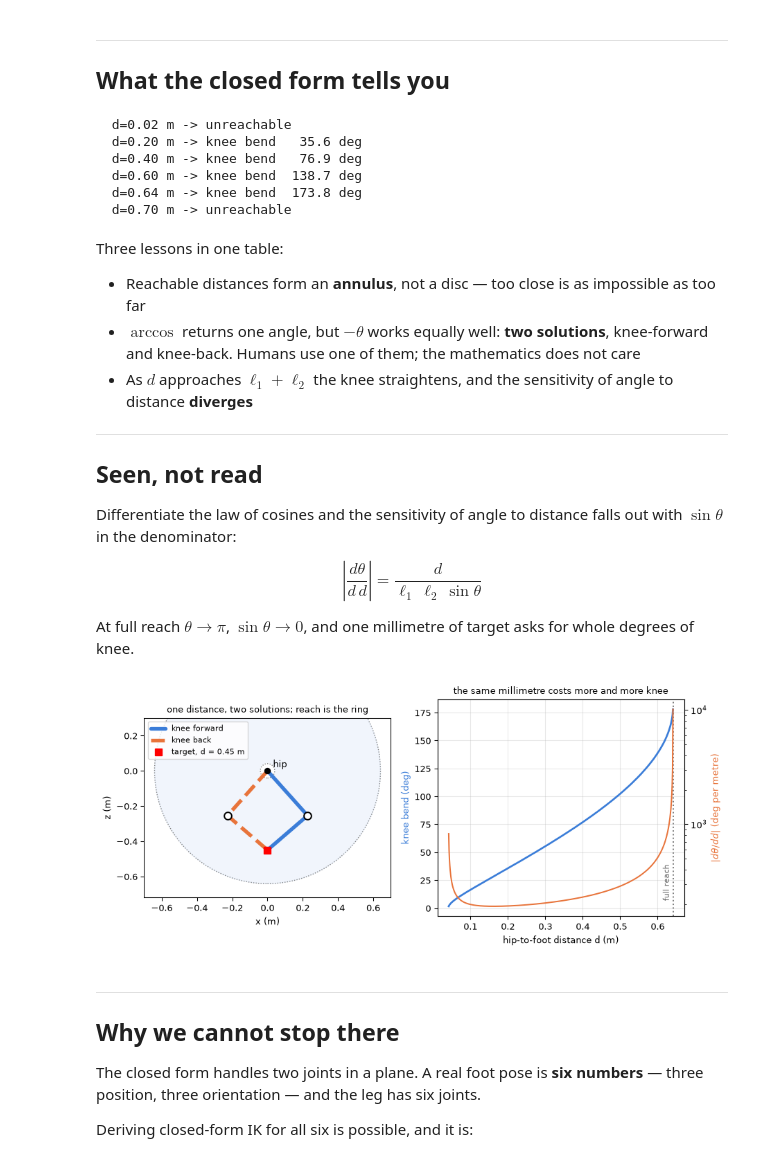
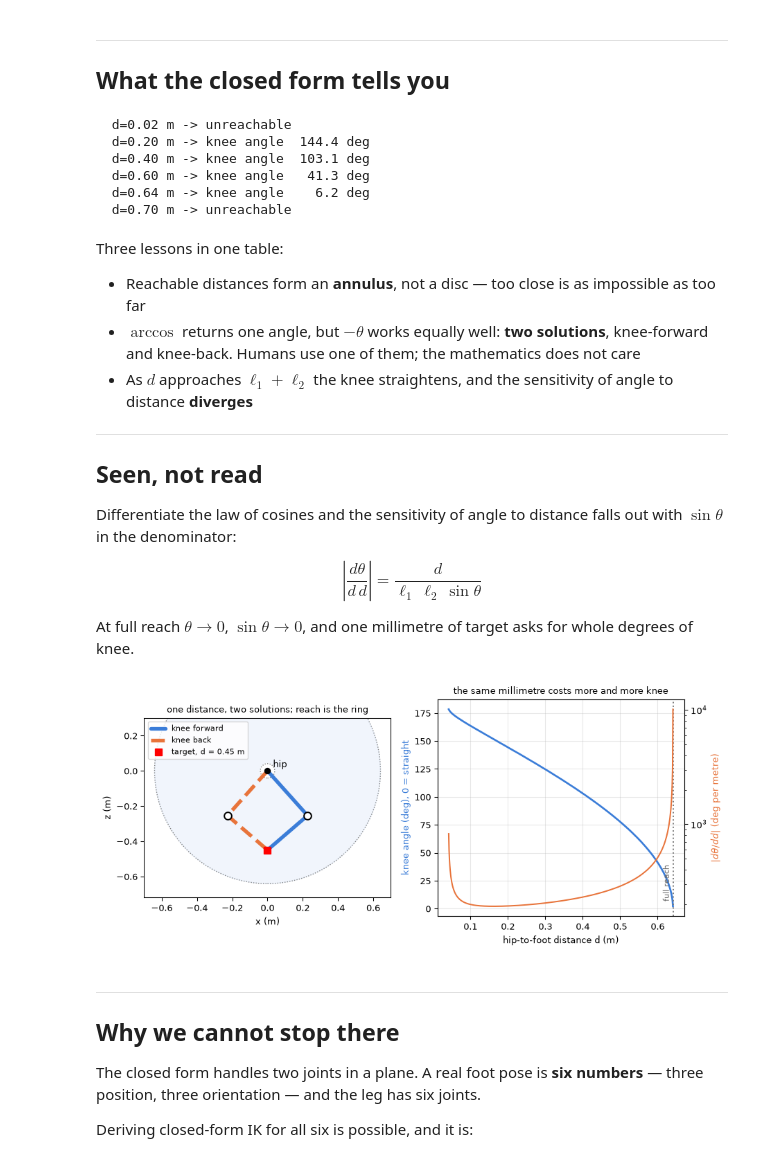
Before and after one commit to gnoejh/soc4180, a Jupyter notebook: weeks/03-inverse-kinematics/lab.ipynb, the cells around one changed output. Drawn from its saved outputs; the diff is of its cells as text; code cells hidden in the pictures.

```diff
--- a/weeks/03-inverse-kinematics/lab.ipynb
+++ b/weeks/03-inverse-kinematics/lab.ipynb
@@ -97,7 +172,7 @@ reach is an annulus: 0.0409 m to 0.6409 m
 ## What the closed form tells you
 # %%
 def knee_angle(d, l1=thigh, l2=shin):
-    """Interior knee angle for a hip-to-foot distance d, or None if unreachable."""
+    """Knee joint angle (0 = straight leg) for a hip-to-foot distance d, or None if unreachable."""
     c = (d**2 - l1**2 - l2**2) / (2 * l1 * l2)
     if abs(c) > 1.0:
         return None                      # outside the annulus: no solution
@@ -106,13 +181,13 @@ def knee_angle(d, l1=thigh, l2=shin):
 for dist in (0.02, 0.20, 0.40, 0.60, 0.64, 0.70):
     a = knee_angle(dist)
     print(f"  d={dist:.2f} m -> " +
-          ("unreachable" if a is None else f"knee bend {np.degrees(np.pi - a):6.1f} deg"))
+          ("unreachable" if a is None else f"knee angle {np.degrees(a):6.1f} deg"))
 # %% [output]
   d=0.02 m -> unreachable
-  d=0.20 m -> knee bend   35.6 deg
-  d=0.40 m -> knee bend   76.9 deg
-  d=0.60 m -> knee bend  138.7 deg
-  d=0.64 m -> knee bend  173.8 deg
+  d=0.20 m -> knee angle  144.4 deg
+  d=0.40 m -> knee angle  103.1 deg
+  d=0.60 m -> knee angle   41.3 deg
+  d=0.64 m -> knee angle    6.2 deg
   d=0.70 m -> unreachable
 # %% [markdown]
 Three lessons in one table:
@@ -134,14 +209,14 @@ distance falls out with $\sin\theta$ in the denominator:
 
 $$\left|\frac{d\theta}{d\,d}\right| = \frac{d}{\ell_1\,\ell_2\,\sin\theta}$$
 
-At full reach $\theta \to \pi$, $\sin\theta \to 0$, and one millimetre
-of target asks for whole degrees of knee.
+At full reach $\theta \to 0$, $\sin\theta \to 0$, and one millimetre of
+target asks for whole degrees of knee.
 # %%
 import matplotlib.pyplot as plt
 
 d = np.linspace(abs(thigh - shin) + 1e-3, thigh + shin - 1e-4, 600)
 c = (d**2 - thigh**2 - shin**2) / (2 * thigh * shin)
-bend = np.pi - np.arccos(c)                       # bend = 0 is a straight leg
+bend = np.arccos(c)                               # knee joint angle: 0 is a straight leg
 sens = d / (thigh * shin * np.sqrt(1 - c**2))     # |d theta / d d|
 
 fig, (ax0, ax1) = plt.subplots(1, 2, figsize=(9.6, 4.2))
@@ -151,36 +226,36 @@ d_show = 0.45
 phi = np.arccos((thigh**2 + d_show**2 - shin**2) / (2 * thigh * d_show))   # hip angle
 ax0.add_patch(plt.Circle((0, 0), thigh + shin, color="#3b7dd8", alpha=0.07, zorder=0))
 ax0.add_patch(plt.Circle((0, 0), abs(thigh - shin), color="w", zorder=1))
 for r in (thigh + shin, abs(thigh - shin)):
     ax0.add_patch(plt.Circle((0, 0), r, fill=False, ls=":", color="0.5", zorder=1))
 for sgn, style, col, label in ((+1, "-", "#3b7dd8", "knee forward"),
                                (-1, "--", "#e8743b", "knee back")):
     kx, kz = sgn * thigh * np.sin(phi), -thigh * np.cos(phi)
     ax0.plot([0, kx, 0], [0, kz, -d_show], style, lw=4, color=col,
              solid_capstyle="round", label=label, zorder=3)
     ax0.plot(kx, kz, "o", ms=8, color="w", mec="k", mew=1.5, zorder=4)
 ax0.plot(0, 0, "ko", ms=6, zorder=4)
 ax0.plot(0, -d_show, "rs", ms=8, label=f"target, d = {d_show} m", zorder=4)
 ax0.annotate("hip", (0, 0), xytext=(6, 4), textcoords="offset points")
 ax0.set_aspect("equal"); ax0.set_xlim(-0.7, 0.7); ax0.set_ylim(-0.72, 0.3)
 ax0.set_xlabel("x (m)"); ax0.set_ylabel("z (m)")
 ax0.legend(fontsize=8, loc="upper left")
 ax0.set_title("one distance, two solutions; reach is the ring", fontsize=10)
 
-# right: knee bend and its sensitivity against distance
+# right: knee angle and its sensitivity against distance
 ax1.plot(d, np.degrees(bend), lw=2, color="#3b7dd8")
 ax1.set_xlabel("hip-to-foot distance d (m)")
-ax1.set_ylabel("knee bend (deg)", color="#3b7dd8")
+ax1.set_ylabel("knee angle (deg), 0 = straight", color="#3b7dd8")
 ax1.axvline(thigh + shin, color="0.5", ls=":")
 ax1.text(thigh + shin - 0.006, 8, "full reach", rotation=90, fontsize=8, color="0.4", ha="right")
 ax2 = ax1.twinx()
 ax2.semilogy(d, np.degrees(sens), lw=1.5, color="#e8743b")
 ax2.set_ylabel(r"$|d\theta/dd|$ (deg per metre)", color="#e8743b")
 ax1.set_title("the same millimetre costs more and more knee", fontsize=10)
 ax1.grid(alpha=0.3)
 fig.tight_layout(); plt.show()
 # %% [output]
-[figure, old version]
+[figure, new version]
 # %% [markdown]
 ------------------------------------------------------------------------
 
```
Also changed, not shown: parts of 2 cells of this notebook, 2 other files.
